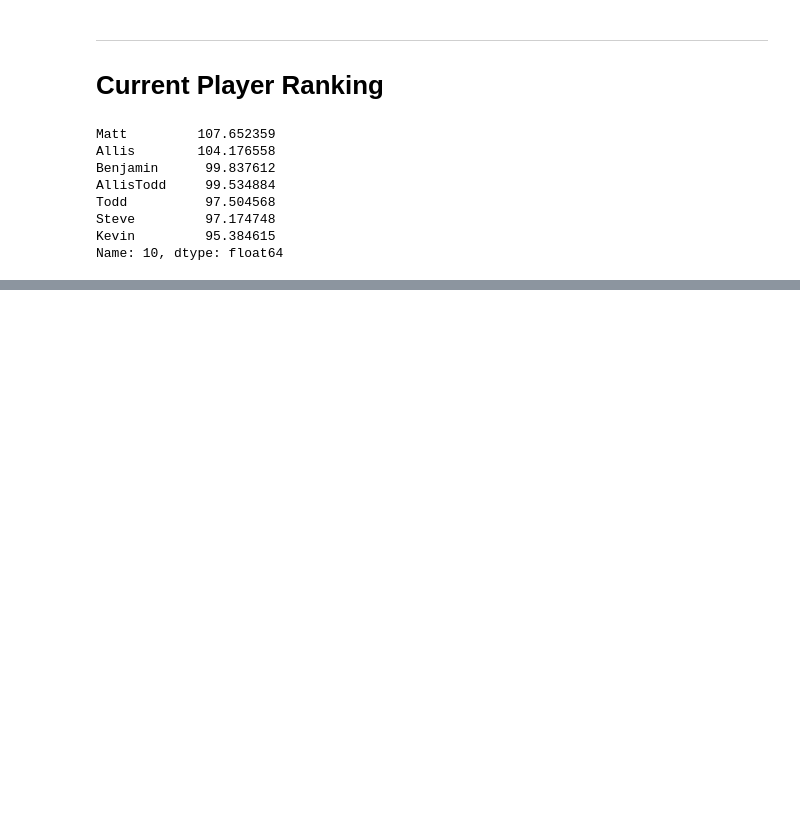
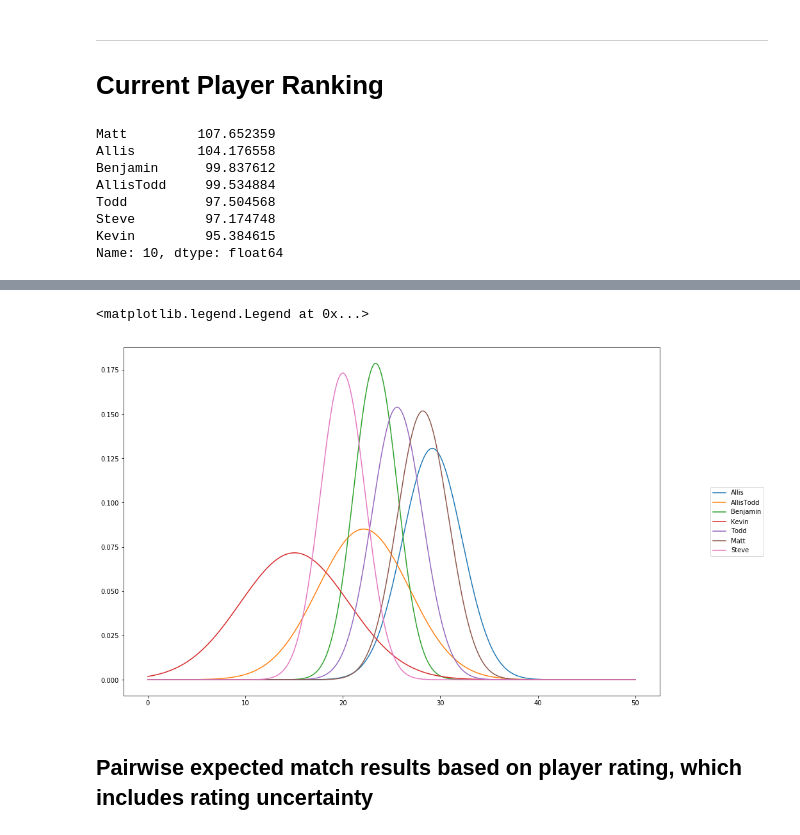
Before and after one commit to ThePlaidMentat/warrank, a Jupyter notebook: RedRank.ipynb, the cells around one changed output, grey strips where cells are left out. Saved outputs shown, nothing was run; the diff lists cells and outputs as text; code cells hidden in the pictures; blank space fills up the shorter version.

Commit message:
Use Microsoft TrueSkill to rate players.

```diff
--- a/RedRank.ipynb
+++ b/RedRank.ipynb
@@ -185,0 +202,2 @@ Name: 10, dtype: float64
+# %%
+ratings = {n: Rating() for n in games.columns}
@@ -185,0 +240,3 @@ Name: 10, dtype: float64
+# %%
+for n, r in ratings.items():
+    print('{}: {:.4}'.format(n, r.mu - 3*r.sigma))
@@ -185,0 +254,10 @@ Name: 10, dtype: float64
+# %%
+x = np.linspace(0,50,1000)
+for n, r in ratings.items():
+    plt.plot(x, norm.pdf(x, loc=r.mu, scale=r.sigma), label=n)
+plt.legend(loc='center right', bbox_to_anchor=(1.2, 0.5))
+# %% [output]
+<matplotlib.legend.Legend at 0x...>
+[figure, added]
+# %% [markdown]
+## Pairwise expected match results based on player rating, which includes rating uncertainty
```
Also changed, not shown: parts of 15 cells of this notebook.
